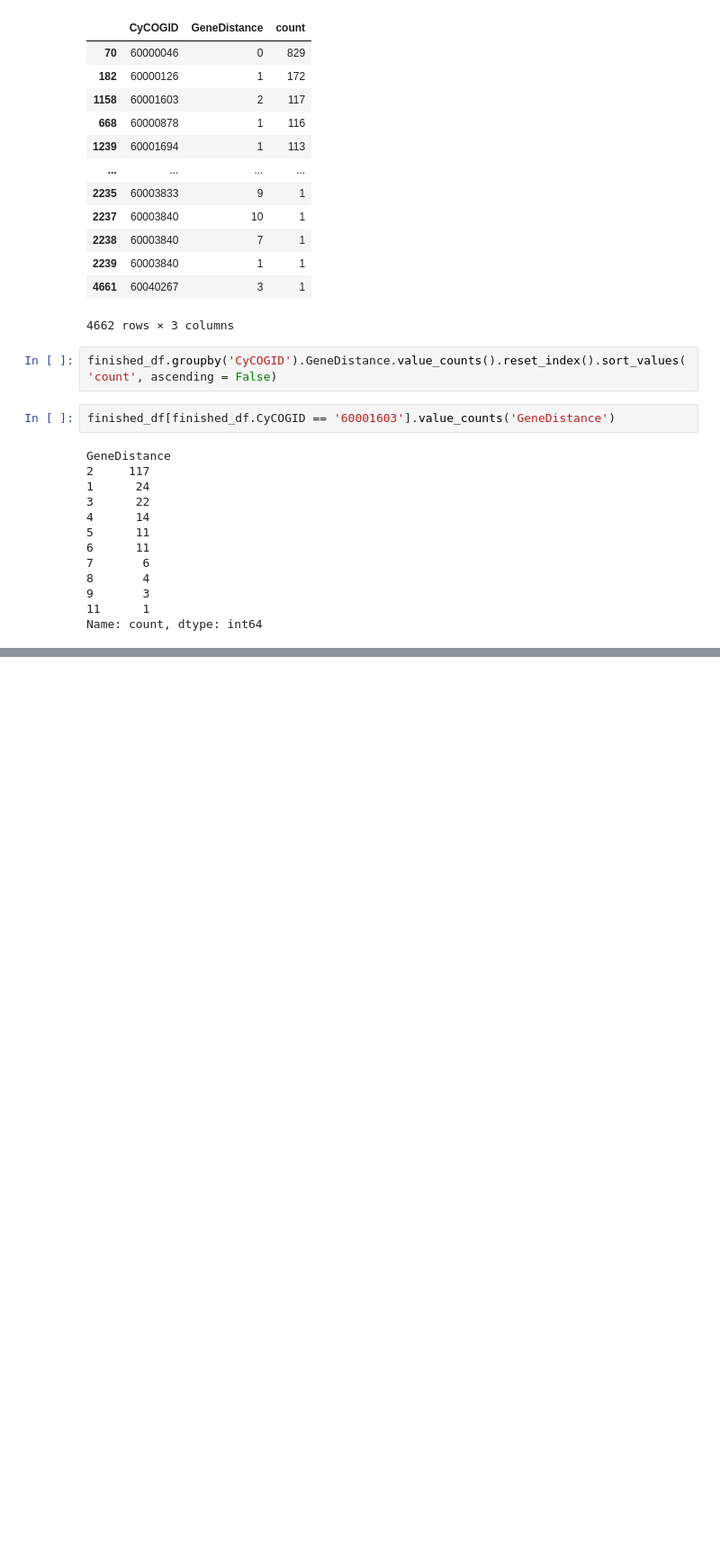
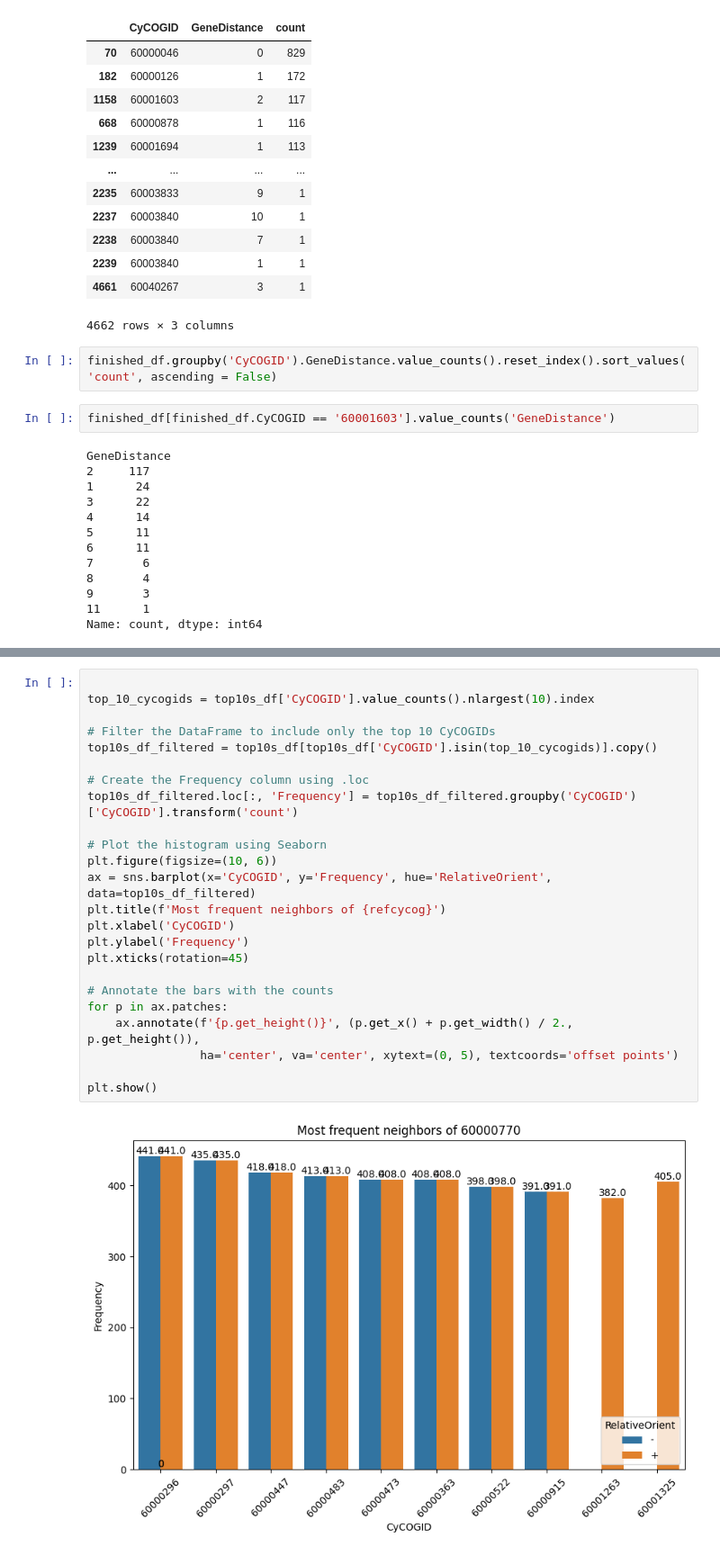
Before and after one commit to Jonahv11/cyano-serralysins, a Jupyter notebook: cycog_neighbors/cycog_neighbors.ipynb, the cells around one changed output, grey strips where cells are left out. Shown at 90% size. Cells and saved outputs as stored; diff of their text form; blank space fills up the shorter version.

```diff
--- a/cycog_neighbors/cycog_neighbors.ipynb
+++ b/cycog_neighbors/cycog_neighbors.ipynb
@@ -255,0 +271,26 @@ plt.show()
+# %%
+
+top_10_cycogids = top10s_df['CyCOGID'].value_counts().nlargest(10).index
+
+# Filter the DataFrame to include only the top 10 CyCOGIDs
+top10s_df_filtered = top10s_df[top10s_df['CyCOGID'].isin(top_10_cycogids)].copy()
+
+# Create the Frequency column using .loc
+top10s_df_filtered.loc[:, 'Frequency'] = top10s_df_filtered.groupby('CyCOGID')['CyCOGID'].transform('count')
+
+# Plot the histogram using Seaborn
+plt.figure(figsize=(10, 6))
+ax = sns.barplot(x='CyCOGID', y='Frequency', hue='RelativeOrient', data=top10s_df_filtered)
+plt.title(f'Most frequent neighbors of {refcycog}')
+plt.xlabel('CyCOGID')
+plt.ylabel('Frequency')
+plt.xticks(rotation=45)
+
+# Annotate the bars with the counts
+for p in ax.patches:
+    ax.annotate(f'{p.get_height()}', (p.get_x() + p.get_width() / 2., p.get_height()),
+                ha='center', va='center', xytext=(0, 5), textcoords='offset points')
+
+plt.show()
+# %% [output]
+[figure, added]
```
Also changed, not shown: parts of 11 cells of this notebook.
